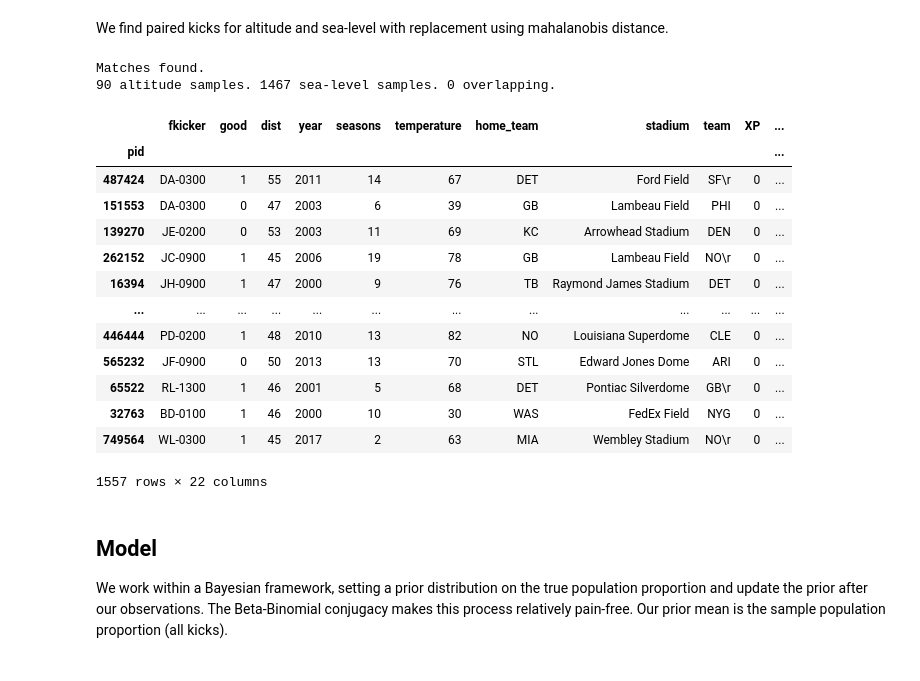
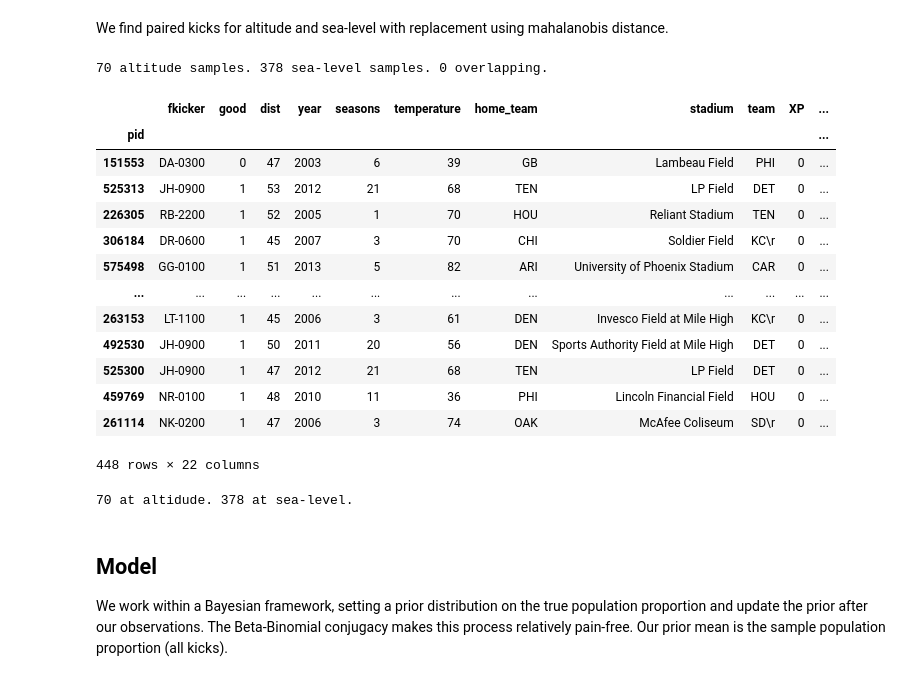
Before and after one commit to lewisbails/nfl-project, a Jupyter notebook: notebooks/altitude.ipynb, the cells around one changed output. Cells and saved outputs as stored; diff of their text form; code cells hidden in the pictures.

```diff
--- a/notebooks/altitude.ipynb
+++ b/notebooks/altitude.ipynb
@@ -83,35 +83,37 @@ We find paired kicks for altitude and sea-level with replacement using mahalanob
 # %%
 from util.matching import match
 
 df_longaway['altitude'] = df_longaway['altitude'].astype(bool)
-matches = match(df_longaway.drop('good', axis=1), t='altitude', distance='mahalanobis', method='with_replacement', caliper=3)
-unique_treatments = set(map(lambda x: x['treatment'], matches.values())) # potentially repeated treatment samples
+matches = match(df_longaway.drop('good', axis=1), t='altitude', distance='mahalanobis', method='with_replacement', caliper=2)
+unique_treatments = set(map(lambda x: x['match'], matches.values())) # potentially repeated treatment samples
 unique_controls = set(matches.keys())
 match_ids = unique_controls.union(unique_treatments)
 overlap = unique_controls.intersection(unique_treatments)
 print(len(unique_treatments), 'altitude samples.', len(unique_controls), 'sea-level samples.', len(overlap), 'overlapping.')
 df_matched = df.loc[match_ids, :]
 df_matched
 # %% [output]
-Matches found.
-90 altitude samples. 1467 sea-level samples. 0 overlapping.
+70 altitude samples. 378 sea-level samples. 0 overlapping.
 |  | fkicker | good | dist | year | seasons | temperature | home_team | stadium | team | XP | ... |
 | pid |  |  |  |  |  |  |  |  |  |  | ... |
-| 487424 | DA-0300 | 1 | 55 | 2011 | 14 | 67 | DET | Ford Field | SF\r | 0 | ... |
 | 151553 | DA-0300 | 0 | 47 | 2003 | 6 | 39 | GB | Lambeau Field | PHI | 0 | ... |
-| 139270 | JE-0200 | 0 | 53 | 2003 | 11 | 69 | KC | Arrowhead Stadium | DEN | 0 | ... |
-| 262152 | JC-0900 | 1 | 45 | 2006 | 19 | 78 | GB | Lambeau Field | NO\r | 0 | ... |
-| 16394 | JH-0900 | 1 | 47 | 2000 | 9 | 76 | TB | Raymond James Stadium | DET | 0 | ... |
+| 525313 | JH-0900 | 1 | 53 | 2012 | 21 | 68 | TEN | LP Field | DET | 0 | ... |
+| 226305 | RB-2200 | 1 | 52 | 2005 | 1 | 70 | HOU | Reliant Stadium | TEN | 0 | ... |
+| 306184 | DR-0600 | 1 | 45 | 2007 | 3 | 70 | CHI | Soldier Field | KC\r | 0 | ... |
+| 575498 | GG-0100 | 1 | 51 | 2013 | 5 | 82 | ARI | University of Phoenix Stadium | CAR | 0 | ... |
 | ... | ... | ... | ... | ... | ... | ... | ... | ... | ... | ... | ... |
-| 446444 | PD-0200 | 1 | 48 | 2010 | 13 | 82 | NO | Louisiana Superdome | CLE | 0 | ... |
-| 565232 | JF-0900 | 0 | 50 | 2013 | 13 | 70 | STL | Edward Jones Dome | ARI | 0 | ... |
-| 65522 | RL-1300 | 1 | 46 | 2001 | 5 | 68 | DET | Pontiac Silverdome | GB\r | 0 | ... |
-| 32763 | BD-0100 | 1 | 46 | 2000 | 10 | 30 | WAS | FedEx Field | NYG | 0 | ... |
-| 749564 | WL-0300 | 1 | 45 | 2017 | 2 | 63 | MIA | Wembley Stadium | NO\r | 0 | ... |
+| 263153 | LT-1100 | 1 | 45 | 2006 | 3 | 61 | DEN | Invesco Field at Mile High | KC\r | 0 | ... |
+| 492530 | JH-0900 | 1 | 50 | 2011 | 20 | 56 | DEN | Sports Authority Field at Mile High | DET | 0 | ... |
+| 525300 | JH-0900 | 1 | 47 | 2012 | 21 | 68 | TEN | LP Field | DET | 0 | ... |
+| 459769 | NR-0100 | 1 | 48 | 2010 | 11 | 36 | PHI | Lincoln Financial Field | HOU | 0 | ... |
+| 261114 | NK-0200 | 1 | 47 | 2006 | 3 | 74 | OAK | McAfee Coliseum | SD\r | 0 | ... |
-1557 rows × 22 columns
+448 rows × 22 columns
 # %%
 df_alt = df_matched.loc[df_matched['altitude']==1, :]
 df_sea = df_matched.loc[df_matched['altitude']==0, :]
+print(len(df_alt), 'at altidude.', len(df_sea), 'at sea-level.')
+# %% [output]
+70 at altidude. 378 at sea-level.
 # %% [markdown]
 ## Model
 
```
Also changed, not shown: parts of 3 cells of this notebook, 2 other files.
